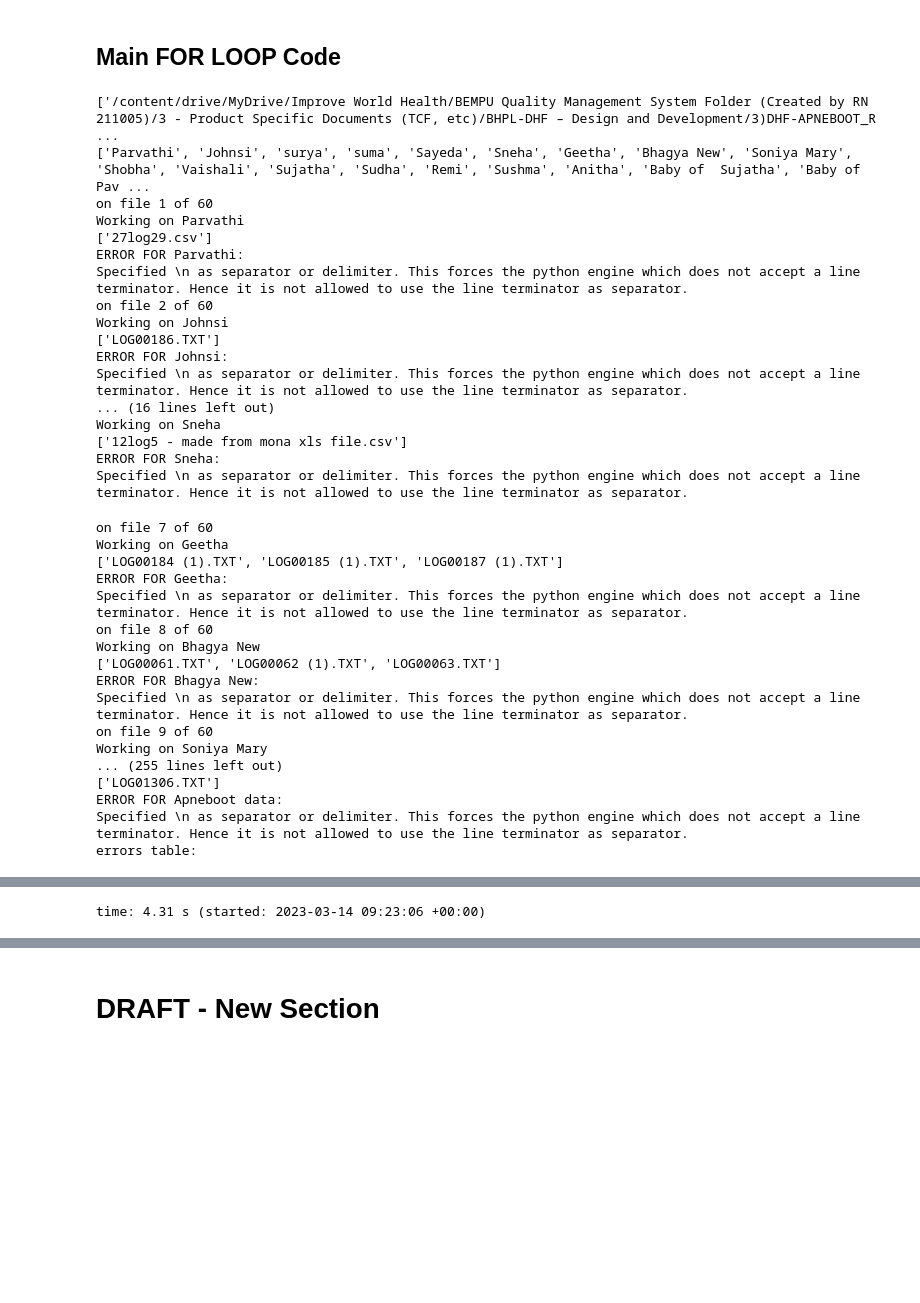
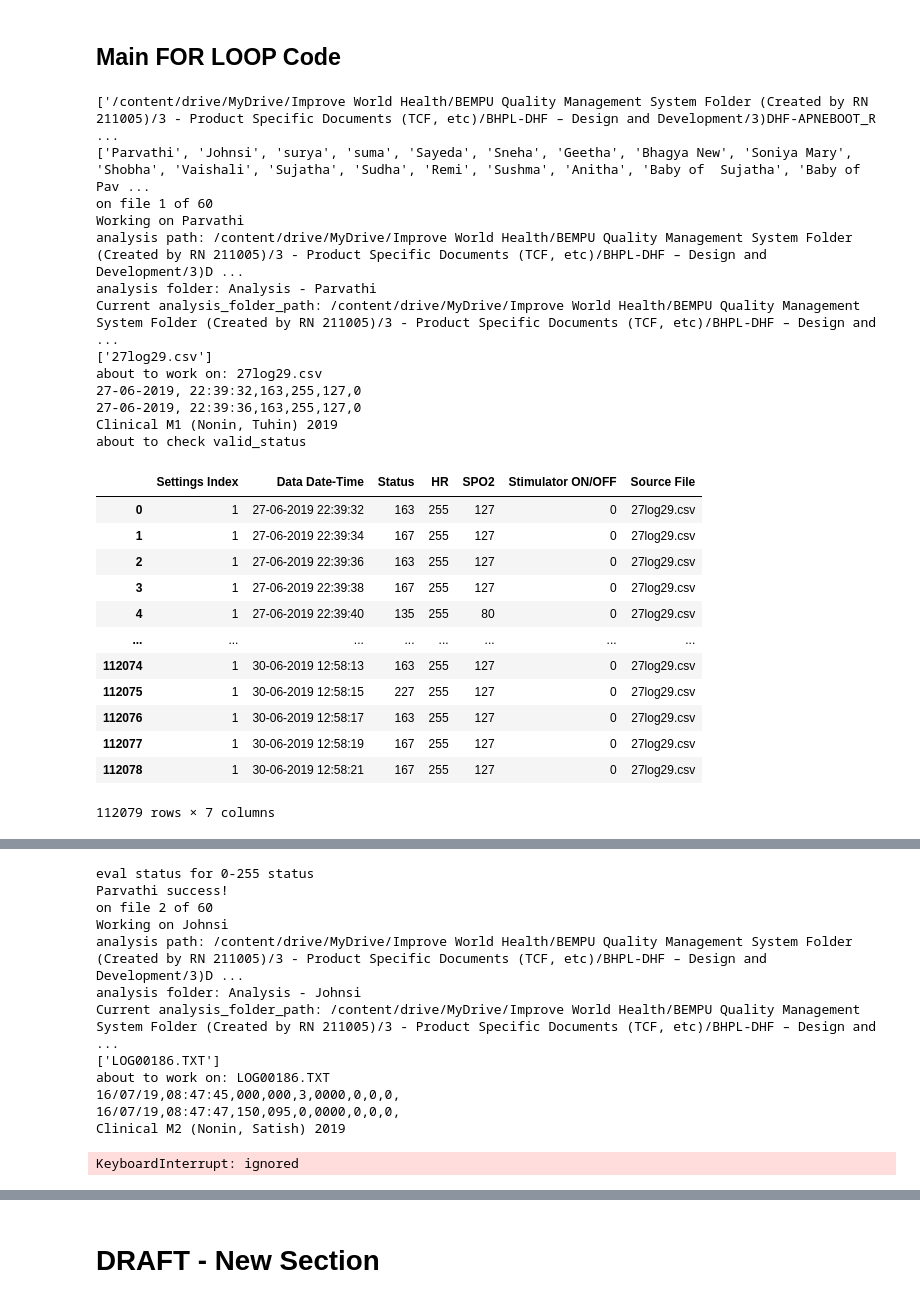
Before and after one commit to ratulbempu/ApneBoot-Clinical-Data-Analysis, a Jupyter notebook: 230301 - AB Clinical Data Analysis.ipynb, the cells around one changed output, grey strips where cells are left out. Saved outputs shown, nothing was run; the diff lists cells and outputs as text; code cells hidden in the pictures; blank space fills up the shorter version.

Commit message:
changed line seperator to \0 and it worked for some reason

```diff
--- a/230301 - AB Clinical Data Analysis.ipynb
+++ b/230301 - AB Clinical Data Analysis.ipynb
@@ -673,8 +673,11 @@ def compileLogFiles (path):
     # This could work faster potentially, but then the data logger identifier code for finding the zug/nonin code string has to be changed
     # df = pd.read_csv(file_name, header=None, sep='\n', names=list(range(12)))
 
-    df = pd.read_csv(file_name, header=None, sep='\n')
-    #df = pd.read_csv(file_name, header=None, sep=',')
+    print ("about to work on: "+file_name)
+    # df = pd.read_csv(file_name, header=None)
+    df = pd.read_csv(file_name, header=None, sep='\0')
+    # df = pd.read_csv(file_name, header=None, sep='\n')
+    # df = pd.read_csv(file_name, header=None, sep=',')
     df['Source File'] = file_name
     li.append (df)
 
@@ -1681,7 +1684,7 @@ time: 467 µs (started: 2023-03-14 09:12:02 +00:00)
 # %%
 #@title
 # folder_name = "Geetha"
-startpath = "/content/drive/MyDrive/Improve World Health/BEMPU Quality Management System Folder (Created by RN 211005)/3 - Product Specific Documents (TCF, etc)/BHPL-DHF – Design and Development/3)DHF-APNEBOOT_Rev 00/4. Design Verification _ Validation/DHF-01-28 - Design Validation Report/Product Validation/Clinical Validation/RCT ApneBoot/"
+startpath = "/content/drive/MyDrive/Improve World Health/BEMPU Quality Management System Folder (Created by RN 211005)/3 - Product Specific Documents (TCF, etc)/BHPL-DHF – Design and Development/3)DHF-APNEBOOT_Rev 00/4. Design Verification _ Validation/DHF-01-28 - Design Validation Report/Product Validation/Clinical Validation/RCT ApneBoot"
 # startpath = "/content/drive/MyDrive/Improve World Health/BEMPU Quality Management System Folder (Created by RN 211005)/3 - Product Specific Documents (TCF, etc)/BHPL-DHF – Design and Development/3)DHF-APNEBOOT_Rev 00/4. Design Verification _ Validation/DHF-01-28 - Design Validation Report/Product Validation/Clinical Validation/RCT ApneBoot/St. Johns Phase 1 Data/intervention/Sneha"
 # startpath = "/content/drive/MyDrive/Improve World Health/BEMPU Quality Management System Folder (Created by RN 211005)/3 - Product Specific Documents (TCF, etc)/BHPL-DHF – Design and Development/3)DHF-APNEBOOT_Rev 00/4. Design Verification _ Validation/DHF-01-28 - Design Validation Report/Product Validation/Clinical Validation/RCT ApneBoot/St.Johns Phase 2 Data( >june 30,2020)/BO Hemabindu 2/BO Hemabindu 2 data"
 # startpath = "/content/drive/MyDrive/Improve World Health/BEMPU Quality Management System Folder (Created by RN 211005)/3 - Product Specific Documents (TCF, etc)/BHPL-DHF – Design and Development/3)DHF-APNEBOOT_Rev 00/4. Design Verification _ Validation/DHF-01-28 - Design Validation Report/Product Validation/Clinical Validation/RCT ApneBoot/St. Johns Phase 1 Data/"
@@ -1715,10 +1718,13 @@ for path in paths:
     print ("on file " + str(i) + ' of ' + str(len(paths)))
     try:
         print ("Working on " + folder_name)
+        print ("analysis path: "+analysis_path)
         os.chdir(analysis_path)
         analysis_folder = "Analysis - " + folder_name
+        print ("analysis folder: " + analysis_folder)
         os.makedirs(analysis_folder, exist_ok=True)
         current_analysis_folder_path = analysis_path+ analysis_folder
+        print ("Current analysis_folder_path: " + current_analysis_folder_path)
         os.chdir(current_analysis_folder_path)
 
         df_j, df_d, df_s = createDataTables (path)
@@ -1735,59 +1741,51 @@ for path in paths:
         df_overall_clinical_summary.to_excel ("Overall Clinical Summary.xlsx")
 
         #####
         df_current_clinical_summary_detailed = df_current_clinical_summary
         # df_current_clinical_summary_detailed["file_list"] = file_list
         df_current_clinical_summary_detailed["model"] = AB_Model;
         df_current_clinical_summary_detailed["data date-time"] = df_j["Data Date-Time"].iloc[0];
         df_overall_clinical_summary_detailed = pd.concat([df_overall_clinical_summary_detailed, df_current_clinical_summary_detailed])
         df_overall_clinical_summary_detailed.to_excel ("Overall Clinical Summary - Detailed.xlsx")
         print (folder_name + " success!")
 
     except Exception as exc:
          print ("ERROR FOR " + folder_name + ":")
          filename, lineno, funcname, text = traceback.extract_tb(exc.__traceback__)[-1]
          print (exc)
          short_path = path[-100:]
          current_error = pd.DataFrame (data = {'short_path': [short_path], 'Folder Name':[folder_name], "Model": [AB_Model], 'Exception':[exc], "filename": [filename], "lineno": [lineno], "funcname": [funcname], "text": [text], 'data header': [header], 'settings header': [settings_header], 'numcommas':[number_of_commas]})
          errors = errors.append (current_error,ignore_index = True);
          os.chdir(analysis_path)
          errors.to_excel ("Error Summary.xlsx")
 
 
 print ("errors table:")
 display (errors)
 # %% [output]
 ['/content/drive/MyDrive/Improve World Health/BEMPU Quality Management System Folder (Created by RN 211005)/3 - Product Specific Documents (TCF, etc)/BHPL-DHF – Design and Development/3)DHF-APNEBOOT_R ...
 ['Parvathi', 'Johnsi', 'surya', 'suma', 'Sayeda', 'Sneha', 'Geetha', 'Bhagya New', 'Soniya Mary', 'Shobha', 'Vaishali', 'Sujatha', 'Sudha', 'Remi', 'Sushma', 'Anitha', 'Baby of  Sujatha', 'Baby of Pav ...
 on file 1 of 60
 Working on Parvathi
+analysis path: /content/drive/MyDrive/Improve World Health/BEMPU Quality Management System Folder (Created by RN 211005)/3 - Product Specific Documents (TCF, etc)/BHPL-DHF – Design and Development/3)D ...
+analysis folder: Analysis - Parvathi
+Current analysis_folder_path: /content/drive/MyDrive/Improve World Health/BEMPU Quality Management System Folder (Created by RN 211005)/3 - Product Specific Documents (TCF, etc)/BHPL-DHF – Design and  ...
 ['27log29.csv']
-ERROR FOR Parvathi:
-Specified \n as separator or delimiter. This forces the python engine which does not accept a line terminator. Hence it is not allowed to use the line terminator as separator.
-on file 2 of 60
-Working on Johnsi
-['LOG00186.TXT']
-ERROR FOR Johnsi:
-Specified \n as separator or delimiter. This forces the python engine which does not accept a line terminator. Hence it is not allowed to use the line terminator as separator.
-... (16 lines left out)
-Working on Sneha
-['12log5 - made from mona xls file.csv']
-ERROR FOR Sneha:
-Specified \n as separator or delimiter. This forces the python engine which does not accept a line terminator. Hence it is not allowed to use the line terminator as separator.
+about to work on: 27log29.csv
+27-06-2019, 22:39:32,163,255,127,0
+27-06-2019, 22:39:36,163,255,127,0
+Clinical M1 (Nonin, Tuhin) 2019
+about to check valid_status
+|  | Settings Index | Data Date-Time | Status | HR | SPO2 | Stimulator ON/OFF | Source File |
+| 0 | 1 | 27-06-2019 22:39:32 | 163 | 255 | 127 | 0 | 27log29.csv |
+| 1 | 1 | 27-06-2019 22:39:34 | 167 | 255 | 127 | 0 | 27log29.csv |
+| 2 | 1 | 27-06-2019 22:39:36 | 163 | 255 | 127 | 0 | 27log29.csv |
+| 3 | 1 | 27-06-2019 22:39:38 | 167 | 255 | 127 | 0 | 27log29.csv |
+| 4 | 1 | 27-06-2019 22:39:40 | 135 | 255 | 80 | 0 | 27log29.csv |
+| ... | ... | ... | ... | ... | ... | ... | ... |
+| 112074 | 1 | 30-06-2019 12:58:13 | 163 | 255 | 127 | 0 | 27log29.csv |
+| 112075 | 1 | 30-06-2019 12:58:15 | 227 | 255 | 127 | 0 | 27log29.csv |
+| 112076 | 1 | 30-06-2019 12:58:17 | 163 | 255 | 127 | 0 | 27log29.csv |
+| 112077 | 1 | 30-06-2019 12:58:19 | 167 | 255 | 127 | 0 | 27log29.csv |
+| 112078 | 1 | 30-06-2019 12:58:21 | 167 | 255 | 127 | 0 | 27log29.csv |
-on file 7 of 60
-Working on Geetha
-['LOG00184 (1).TXT', 'LOG00185 (1).TXT', 'LOG00187 (1).TXT']
-ERROR FOR Geetha:
-Specified \n as separator or delimiter. This forces the python engine which does not accept a line terminator. Hence it is not allowed to use the line terminator as separator.
-on file 8 of 60
-Working on Bhagya New
-['LOG00061.TXT', 'LOG00062 (1).TXT', 'LOG00063.TXT']
-ERROR FOR Bhagya New:
-Specified \n as separator or delimiter. This forces the python engine which does not accept a line terminator. Hence it is not allowed to use the line terminator as separator.
-on file 9 of 60
-Working on Soniya Mary
-... (255 lines left out)
-['LOG01306.TXT']
-ERROR FOR Apneboot data:
-Specified \n as separator or delimiter. This forces the python engine which does not accept a line terminator. Hence it is not allowed to use the line terminator as separator.
-errors table:
+112079 rows × 7 columns
@@ -1811 +1792,13 @@ errors table:
-time: 4.31 s (started: 2023-03-14 09:23:06 +00:00)
+eval status for 0-255 status
+Parvathi success!
+on file 2 of 60
+Working on Johnsi
+analysis path: /content/drive/MyDrive/Improve World Health/BEMPU Quality Management System Folder (Created by RN 211005)/3 - Product Specific Documents (TCF, etc)/BHPL-DHF – Design and Development/3)D ...
+analysis folder: Analysis - Johnsi
+Current analysis_folder_path: /content/drive/MyDrive/Improve World Health/BEMPU Quality Management System Folder (Created by RN 211005)/3 - Product Specific Documents (TCF, etc)/BHPL-DHF – Design and  ...
+['LOG00186.TXT']
+about to work on: LOG00186.TXT
+16/07/19,08:47:45,000,000,3,0000,0,0,0,
+16/07/19,08:47:47,150,095,0,0000,0,0,0,
+Clinical M2 (Nonin, Satish) 2019
+KeyboardInterrupt: ignored
```
Also changed, not shown: parts of 36 cells of this notebook.
